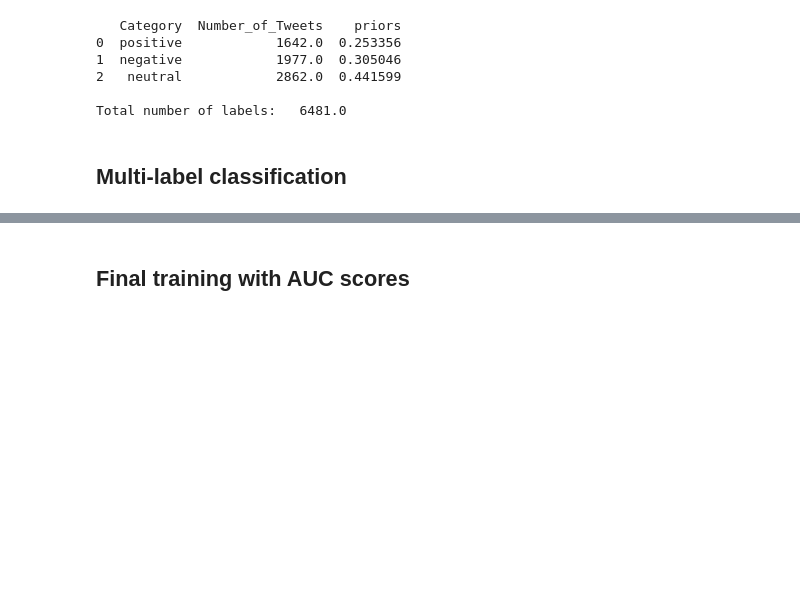
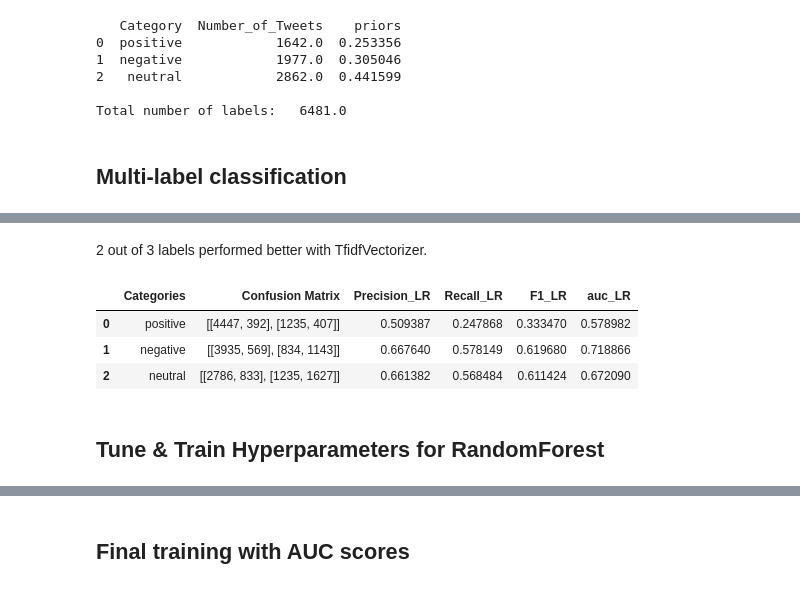
Before and after one commit to ValeryLynn/National-Patterns-in-Race-Tweets, a Jupyter notebook: VLynn_racial_tweets_training.ipynb, the cells around one changed output, grey strips where cells are left out. Saved outputs shown, nothing was run; the diff lists cells and outputs as text; code cells hidden in the pictures; blank space fills up the shorter version.

```diff
--- a/VLynn_racial_tweets_training.ipynb
+++ b/VLynn_racial_tweets_training.ipynb
@@ -1080,0 +531,69 @@ The best recall for the positive label was obtained with the tuned SVC model. Th
+# %% [markdown]
+2 out of 3 labels performed better with TfidfVectorizer.
+# %%
+#Run model with CountVectorizer and get AUC scores
+
+conmatrxLR = []
+precisionLR = []
+recallLR = []
+f1LR = []
+aucLR = []
+
+# Create regularization hyperparameter space
+C = np.logspace(-4, 4, 20)
+
+solver = ['liblinear', 'sag', 'newton-cg', 'saga', 'lbfgs']
+
+# Create hyperparameter options
+hyperparameters = dict(solver = solver, C=C)
+
+# Create grid search using 5-fold cross validation
+clf_tuneLR = GridSearchCV(clf_LR, hyperparameters, cv=5, verbose=0, scoring='recall')
+
+for category in categories:
+
+    # Fit grid search
+    best_model = clf_tuneLR.fit(Xt, df_train[category])
+    LRsolver = best_model.best_estimator_.get_params()['solver']
+    LR_C = best_model.best_estimator_.get_params()['C']
+
+    clf_tunedLR = LogisticRegression(penalty='l2', C=LR_C, solver=LRsolver)
+
+    y_train_pred = cross_val_predict(clf_tunedLR, Xt, df_train[category], cv=5)
+
+    cmLR = confusion_matrix(df_train[category], y_train_pred)
+    conmatrxLR.append(cmLR)
+    precLR = precision_score(df_train[category], y_train_pred)
+    precisionLR.append(precLR)
+    recLR = recall_score(df_train[category], y_train_pred)
+    recallLR.append(recLR)
+    fLR = f1_score(df_train[category], y_train_pred)
+    f1LR.append(fLR)
+
+    #Make training and testing data.
+    y = df_train[category].values.astype(np.int)
+
+    X_train, X_test, y_train, y_test = train_test_split(Xt, y, test_size=0.3)
+
+    #Fit the tuned classifier to the training data.
+    clf_tunedLR.fit(X_train, y_train)
+
+    #Calculate AUC score with the test set
+    y_pred = clf_tunedLR.predict(X_test)
+    fpr, tpr, _ = roc_curve(y_test, y_pred)
+    auc_lr = roc_auc_score(y_test, y_pred)
+    aucLR.append(auc_lr)
+
+dictLR = {'Categories':categories, 'Confusion Matrix':conmatrxLR, 'Precision_LR':precisionLR,
+           'Recall_LR':recallLR, 'F1_LR':f1LR, 'auc_LR':aucLR}
+df_LR = pd.DataFrame(dictLR)
+#df_LR.to_csv('Results_LR.csv')
+
+df_LR
+# %% [output]
+|  | Categories | Confusion Matrix | Precision_LR | Recall_LR | F1_LR | auc_LR |
+| 0 | positive | [[4447, 392], [1235, 407]] | 0.509387 | 0.247868 | 0.333470 | 0.578982 |
+| 1 | negative | [[3935, 569], [834, 1143]] | 0.667640 | 0.578149 | 0.619680 | 0.718866 |
+| 2 | neutral | [[2786, 833], [1235, 1627]] | 0.661382 | 0.568484 | 0.611424 | 0.672090 |
+# %% [markdown]
+## Tune & Train Hyperparameters for RandomForest
```
Also changed, not shown: parts of 92 cells of this notebook.
